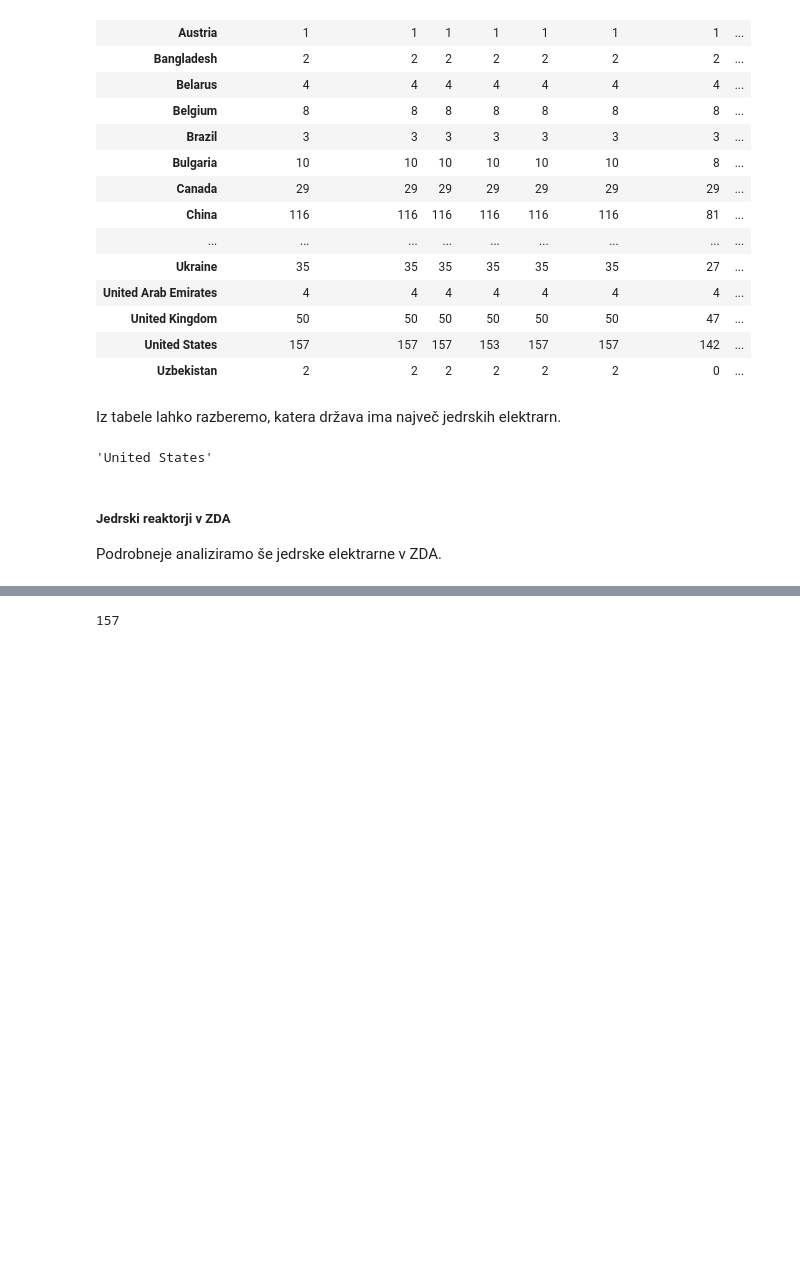
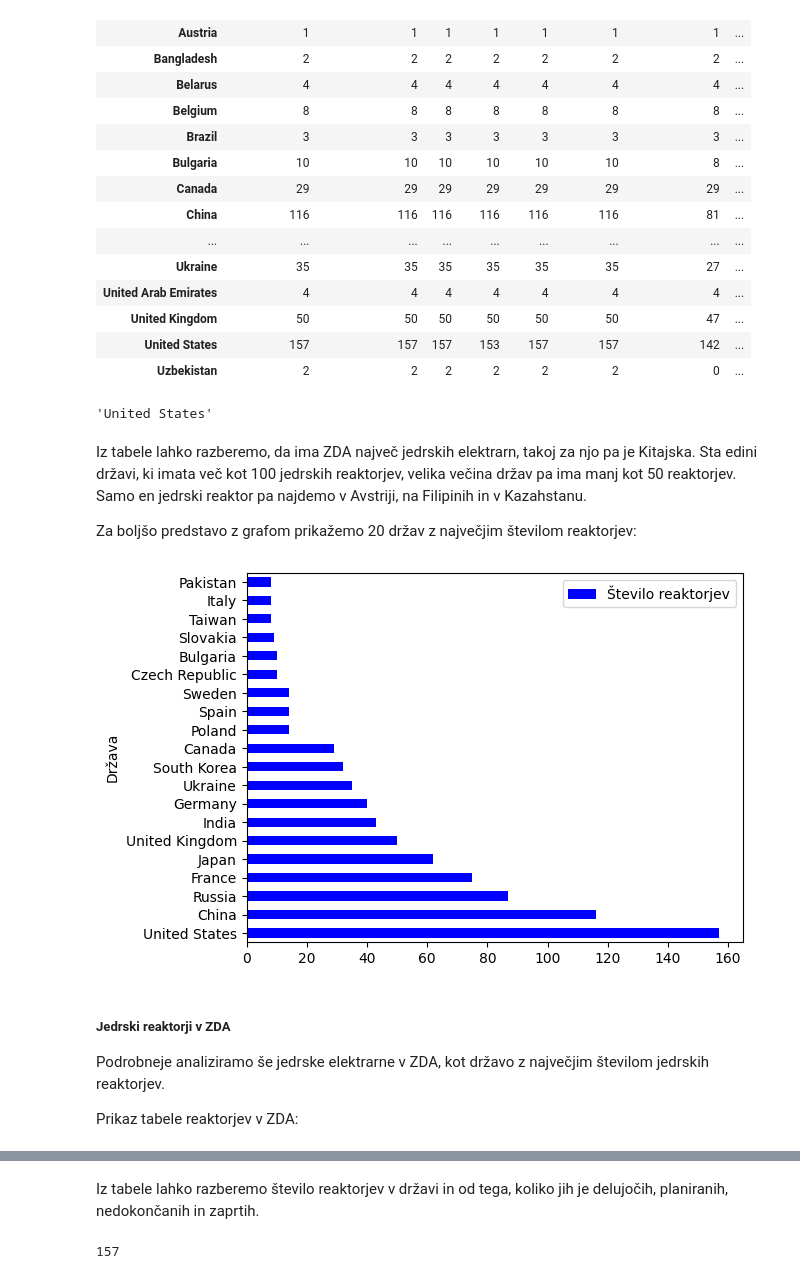
Before and after one commit to aljagombac/analiza-jedrskih-reaktorjev-in-nesrec, a Jupyter notebook: analiza/reaktoji_nesrece.ipynb, the cells around one changed output, grey strips where cells are left out. Cells and saved outputs as stored; diff of their text form; code cells hidden in the pictures; blank space fills up the shorter version.

Commit message:
dodala opise za reaktorje po drzavah

```diff
--- a/analiza/reaktoji_nesrece.ipynb
+++ b/analiza/reaktoji_nesrece.ipynb
@@ -231,8 +239,6 @@ reaktorji.groupby("Država").count()
 | United Kingdom | 50 | 50 | 50 | 50 | 50 | 50 | 47 | ... |
 | United States | 157 | 157 | 157 | 153 | 157 | 157 | 142 | ... |
 | Uzbekistan | 2 | 2 | 2 | 2 | 2 | 2 | 0 | ... |
-# %% [markdown]
-Iz tabele lahko razberemo, katera država ima največ jedrskih elektrarn.
 # %%
 po_drzavah = reaktorji.groupby("Država").size()
 
@@ -240,10 +246,28 @@ po_drzavah = reaktorji.groupby("Država").size()
 po_drzavah.idxmax()
 # %% [output]
 'United States'
+# %% [markdown]
+Iz tabele lahko razberemo, da ima ZDA največ jedrskih elektrarn, takoj za njo pa je Kitajska. Sta edini državi, ki imata več kot 100 jedrskih reaktorjev, velika večina držav pa ima manj kot 50 reaktorjev. Samo en jedrski reaktor pa najdemo v Avstriji, na Filipinih in v Kazahstanu.
+
+Za boljšo predstavo z grafom prikažemo 20 držav z največjim številom reaktorjev:
+# %%
+presteto_reaktorji = reaktorji["Država"].value_counts().to_frame()
+presteto_reaktorji.rename(columns={"count":"Število reaktorjev"}, inplace=True)
+najvec_reaktorjev = presteto_reaktorji.nlargest(20, "Število reaktorjev")
+
+najvec_reaktorjev.plot(kind="barh",
+                    y="Število reaktorjev",
+                    color="blue")
+
+plt.show()
+# %% [output]
+[figure, added]
 # %% [markdown]
 ##### Jedrski reaktorji v ZDA
 
-Podrobneje analiziramo še jedrske elektrarne v ZDA.
+Podrobneje analiziramo še jedrske elektrarne v ZDA, kot državo z največjim številom jedrskih reaktorjev.
+
+Prikaz tabele reaktorjev v ZDA:
 # %%
 indeksi = reaktorji.index[reaktorji["Država"] == "United States"].tolist()
 reaktorji_v_zda = reaktorji.loc[indeksi]
@@ -267,3 +302,5 @@ reaktorji_v_zda
+# %% [markdown]
+Iz tabele lahko razberemo število reaktorjev v državi in od tega, koliko jih je delujočih, planiranih, nedokončanih in zaprtih.
 # %%
 # število jedrskih reaktorjev v ZDA
 len(reaktorji_v_zda)
```
Also changed, not shown: parts of 13 cells of this notebook.
